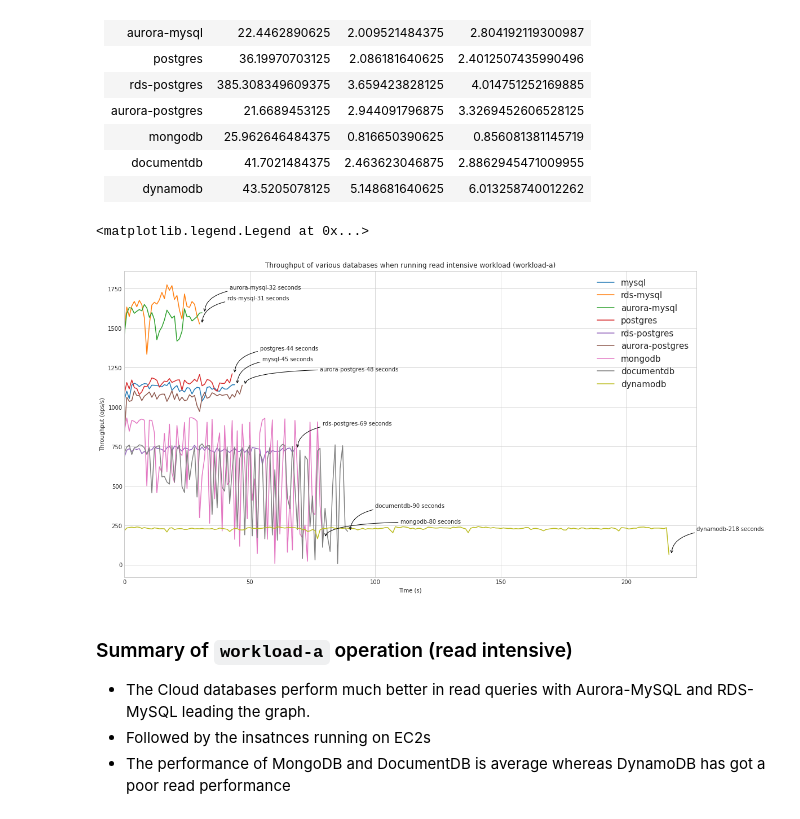
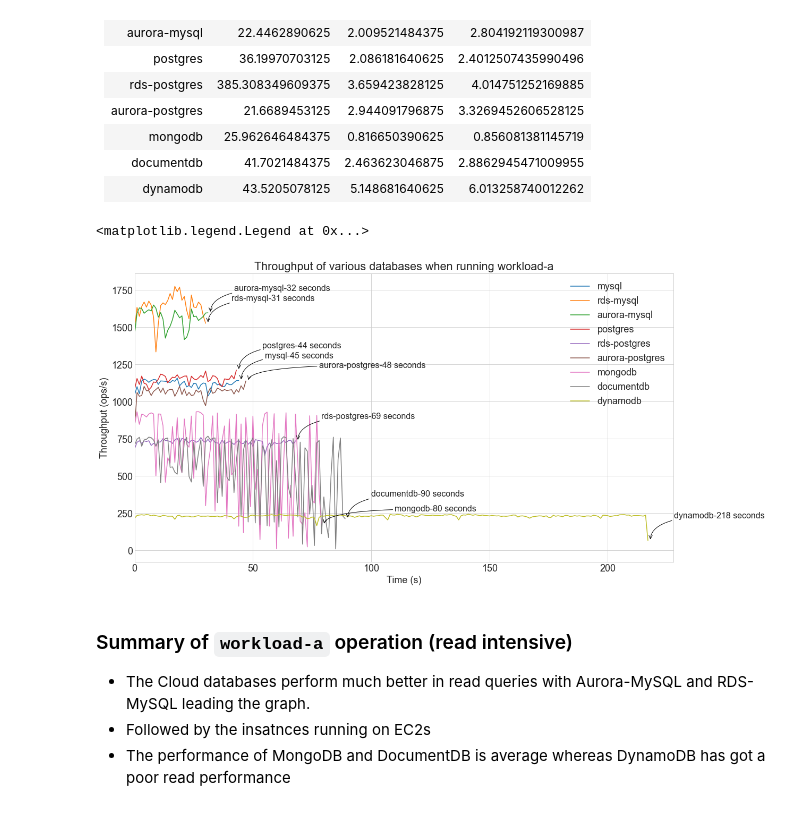
Before and after one commit to handabaldeep/cloud-based-evaluation-of-databases, a Jupyter notebook: plot_results.ipynb, the cells around one changed output. Drawn from its saved outputs; the diff is of its cells as text; code cells hidden in the pictures.

```diff
--- a/plot_results.ipynb
+++ b/plot_results.ipynb
@@ -54,6 +54,7 @@ db_load_dfs["mysql"]
 112 rows × 7 columns
 # %%
 plt.style.use('seaborn-whitegrid')
+plt.rcParams.update({'font.size': 18})
 fig = plt.figure()
 
 fig.set_figheight(10)
@@ -62,6 +63,7 @@ fig.set_figwidth(40)
 ax = fig.add_subplot(121)
 
 stats_load_values = {}
+font_size=16
 
 # Graphs for "load" operation
 for db in databases:
@@ -71,27 +73,38 @@ for db in databases:
         db_load_dfs[db]["AvgLatency"].mean()
     )
     ax.plot(db_load_dfs[db]["Throughput"], label = db)
-    if db not in ["postgres", "rds-postgres", "documentdb"]:
+    if db not in ["postgres", "rds-postgres", "documentdb", "mongodb", "aurora-mysql"]:
         ax.annotate(
             f"{db}-{db_load_dfs[db]['Throughput'].size} seconds",
             xy=(db_load_dfs[db]["Throughput"].size, db_load_dfs[db]["Throughput"].iloc[-1]),
             xytext=(db_load_dfs[db]["Throughput"].size+10, db_load_dfs[db]["Throughput"].iloc[-1]+100),
             arrowprops=dict(arrowstyle="->",
-                                connectionstyle="angle3,angleA=0,angleB=-90")
+                                connectionstyle="angle3,angleA=0,angleB=90"),
+            fontsize=font_size
+        )
+    elif db not in ["aurora-mysql"]:
+        ax.annotate(
+            f"{db}-{db_load_dfs[db]['Throughput'].size} seconds",
+            xy=(db_load_dfs[db]["Throughput"].size, db_load_dfs[db]["Throughput"].iloc[-1]),
+            xytext=(db_load_dfs[db]["Throughput"].size+20, db_load_dfs[db]["Throughput"].iloc[-1]+50),
+            arrowprops=dict(arrowstyle="->",
+                                connectionstyle="arc3,rad=0.3"),
+            fontsize=font_size
         )
     else:
         ax.annotate(
             f"{db}-{db_load_dfs[db]['Throughput'].size} seconds",
             xy=(db_load_dfs[db]["Throughput"].size, db_load_dfs[db]["Throughput"].iloc[-1]),
-            xytext=(db_load_dfs[db]["Throughput"].size, db_load_dfs[db]["Throughput"].iloc[-1]+25),
+            xytext=(db_load_dfs[db]["Throughput"].size+60, db_load_dfs[db]["Throughput"].iloc[-1]+100),
             arrowprops=dict(arrowstyle="->",
-                                connectionstyle="angle3,angleA=0,angleB=-90")
+                                connectionstyle="angle3,angleA=0,angleB=90"),
+            fontsize=font_size
         )
 
 ax.set(title='Throughput of various databases when loading the data')
 ax.set_xlim(xmin=0)
 plt.xlabel("Time (s)")
 plt.ylabel("Throughput (ops/s)")
-plt.legend(prop={"size": 15})
+plt.legend(prop={"size": 18})
 # %% [output]
 <matplotlib.legend.Legend at 0x...>
@@ -141,38 +154,40 @@ ax = fig.add_subplot(121)
 stats_run_a_values = {}
 
 # Graphs for "load" operation
 for db in databases:
     stats_run_a_values[db] = (
         db_run_a_dfs[db]["MaxLatency"].max(),
         db_run_a_dfs[db]["MinLatency"].min(),
         db_run_a_dfs[db]["AvgLatency"].mean()
     )
     ax.plot(db_run_a_dfs[db]["Throughput"], label = db)
     if db not in ["mongodb", "aurora-postgres"]:
         ax.annotate(
             f"{db}-{db_run_a_dfs[db]['Throughput'].size} seconds",
             xy=(db_run_a_dfs[db]["Throughput"].size, db_run_a_dfs[db]["Throughput"].iloc[-1]),
             xytext=(db_run_a_dfs[db]["Throughput"].size+10, db_run_a_dfs[db]["Throughput"].iloc[-1]+150),
             arrowprops=dict(arrowstyle="->",
-                                connectionstyle="angle3,angleA=0,angleB=-90")
+                                connectionstyle="angle3,angleA=0,angleB=-90"),
+            fontsize=font_size
         )
     else:
         ax.annotate(
             f"{db}-{db_run_a_dfs[db]['Throughput'].size} seconds",
             xy=(db_run_a_dfs[db]["Throughput"].size, db_run_a_dfs[db]["Throughput"].iloc[-1]),
             xytext=(db_run_a_dfs[db]["Throughput"].size+30, db_run_a_dfs[db]["Throughput"].iloc[-1]+90),
             arrowprops=dict(arrowstyle="->",
-                                connectionstyle="angle3,angleA=0,angleB=-90")
+                                connectionstyle="angle3,angleA=0,angleB=-90"),
+            fontsize=font_size
         )
 
-ax.set(title='Throughput of various databases when running read intensive workload (workload-a)')
+ax.set(title='Throughput of various databases when running workload-a')
 ax.set_xlim(xmin=0)
 plt.xlabel("Time (s)")
 plt.ylabel("Throughput (ops/s)")
-plt.legend(prop={"size": 15})
+plt.legend(prop={"size": 18})
 # %% [output]
 <matplotlib.legend.Legend at 0x...>
-[figure, old version]
+[figure, new version]
 # %% [markdown]
 ### Summary of `workload-a` operation (read intensive)
 
```
Also changed, not shown: parts of 7 cells of this notebook.
